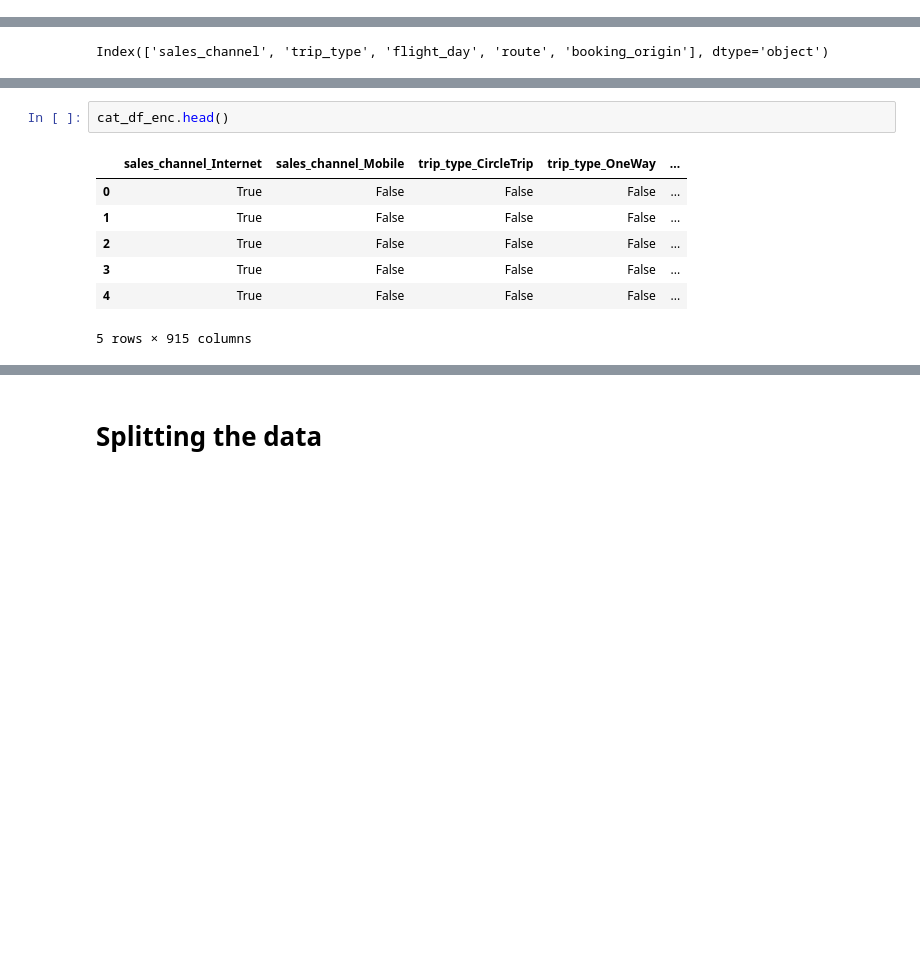
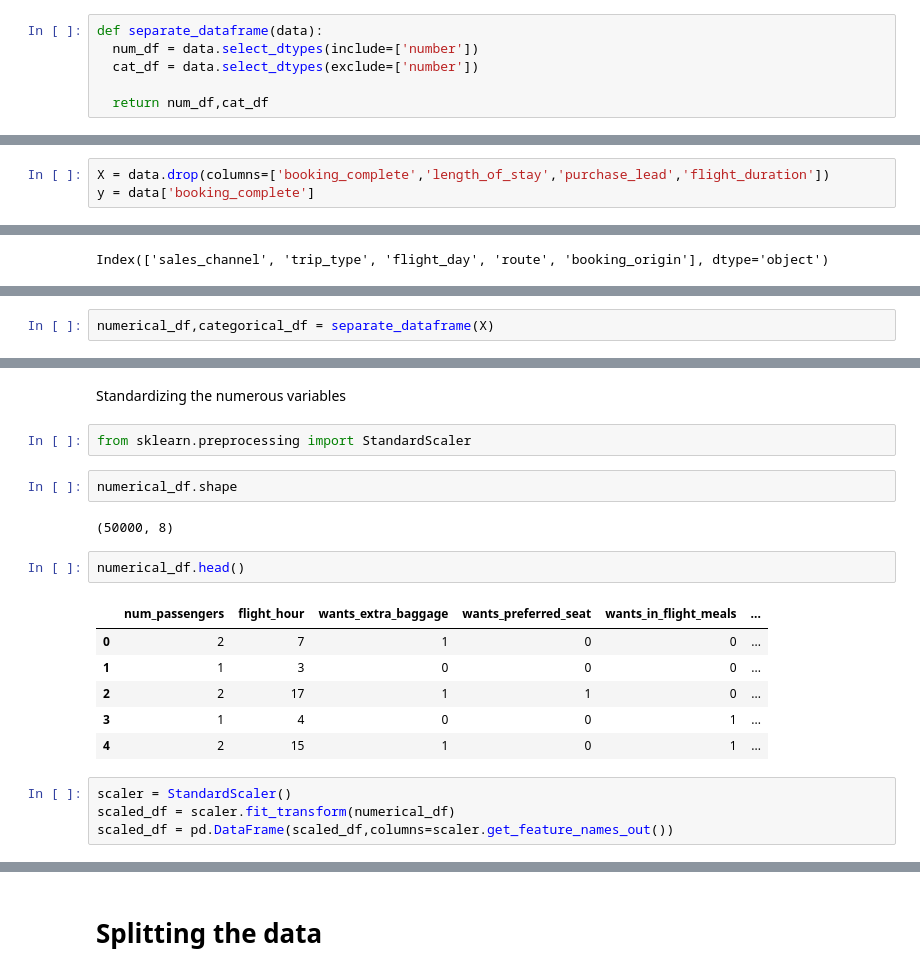
Before and after one commit to Ds2023/British_Airways_Predictive_Booking_Model, a Jupyter notebook: notebooks/eda.ipynb, the cells around one changed output, grey strips where cells are left out. Cells and saved outputs as stored; diff of their text form; blank space fills up the shorter version.

```diff
--- a/notebooks/eda.ipynb
+++ b/notebooks/eda.ipynb
@@ -316,0 +336,6 @@ cat_df.head()
+# %%
+def separate_dataframe(data):
+  num_df = data.select_dtypes(include=['number'])
+  cat_df = data.select_dtypes(exclude=['number'])
+
+  return num_df,cat_df
@@ -316,0 +351,3 @@ cat_df.head()
+# %%
+X = data.drop(columns=['booking_complete','length_of_stay','purchase_lead','flight_duration'])
+y = data['booking_complete']
@@ -322,0 +364,2 @@ cat_df_enc = pd.get_dummies(cat_df,columns=['sales_channel', 'trip_type', 'fligh
+# %%
+numerical_df,categorical_df = separate_dataframe(X)
@@ -323,10 +383,21 @@ cat_df_enc = pd.get_dummies(cat_df,columns=['sales_channel', 'trip_type', 'fligh
+# %% [markdown]
+Standardizing the numerous variables
+# %%
+from sklearn.preprocessing import StandardScaler
+# %%
+numerical_df.shape
+# %% [output]
+(50000, 8)
 # %%
-cat_df_enc.head()
+numerical_df.head()
 # %% [output]
-|  | sales_channel_Internet | sales_channel_Mobile | trip_type_CircleTrip | trip_type_OneWay | ... |
-| 0 | True | False | False | False | ... |
-| 1 | True | False | False | False | ... |
-| 2 | True | False | False | False | ... |
-| 3 | True | False | False | False | ... |
-| 4 | True | False | False | False | ... |
+|  | num_passengers | flight_hour | wants_extra_baggage | wants_preferred_seat | wants_in_flight_meals | ... |
+| 0 | 2 | 7 | 1 | 0 | 0 | ... |
+| 1 | 1 | 3 | 0 | 0 | 0 | ... |
+| 2 | 2 | 17 | 1 | 1 | 0 | ... |
+| 3 | 1 | 4 | 0 | 0 | 1 | ... |
+| 4 | 2 | 15 | 1 | 0 | 1 | ... |
-5 rows × 915 columns
+# %%
+scaler = StandardScaler()
+scaled_df = scaler.fit_transform(numerical_df)
+scaled_df = pd.DataFrame(scaled_df,columns=scaler.get_feature_names_out())
```
Also changed, not shown: parts of 16 cells of this notebook.
